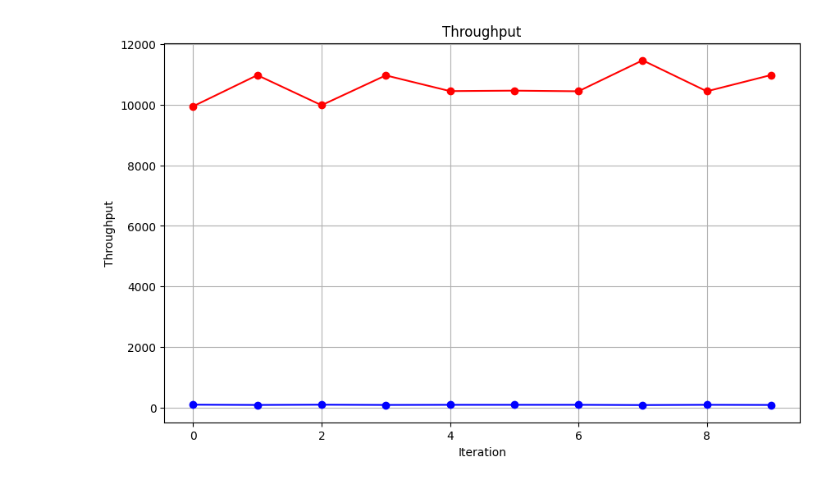
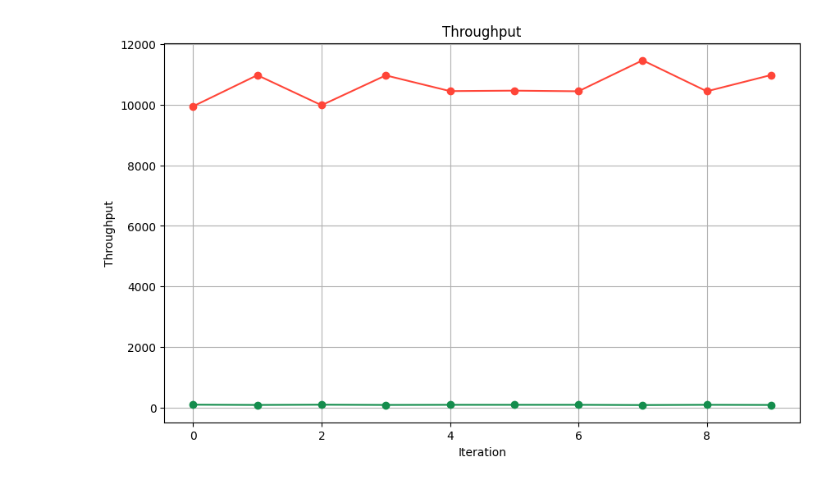
Before and after one commit to nicolegros/quantum-nebula, a Jupyter notebook: src/02-plots.ipynb, the cells around one changed output. Cells and saved outputs as stored; diff of their text form; code cells hidden in the pictures.

```diff
--- a/src/02-plots.ipynb
+++ b/src/02-plots.ipynb
@@ -1,3 +1,6 @@
+# %%
+mongo = "#148D4D"
+redis = "#FF4538"
 # %%
 import pandas as pd
 
@@ -36,15 +39,15 @@ import matplotlib.pyplot as plt
 # %%
 throughput = "[OVERALL] Throughput(ops/sec)"
 average_latency = "[INSERT] AverageLatency(us)"
 
 plt.figure(figsize=(10, 6))
-plt.plot(mongo_df[throughput], marker='o', color='b', linestyle='-', label='Throughput')
-plt.plot(mongo_df[average_latency], marker='o', color='r', linestyle='-', label='Average Latency')
+plt.plot(mongo_df[throughput], marker='o', color=mongo, linestyle='-', label='Throughput')
+plt.plot(mongo_df[average_latency], marker='o', color=redis, linestyle='-', label='Average Latency')
 plt.title('Throughput')
 plt.xlabel('Iteration')
 plt.ylabel('Throughput')
 plt.grid(True)
 plt.show()
 # %% [output]
-[figure, old version]
+[figure, new version]
 # %%
```
Also changed, not shown: parts of 12 cells of this notebook.
